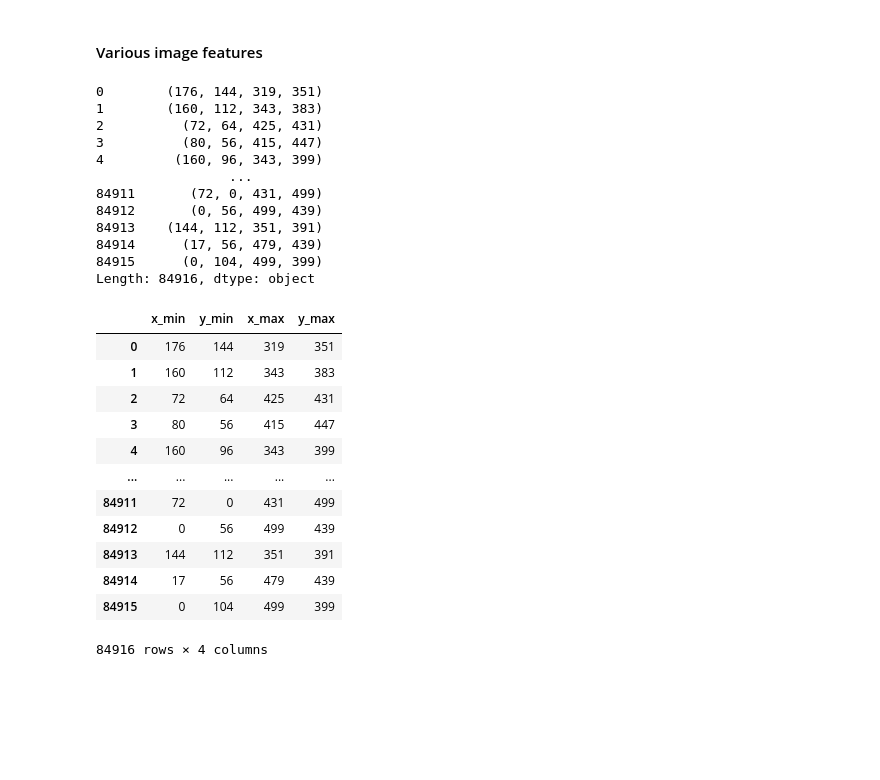
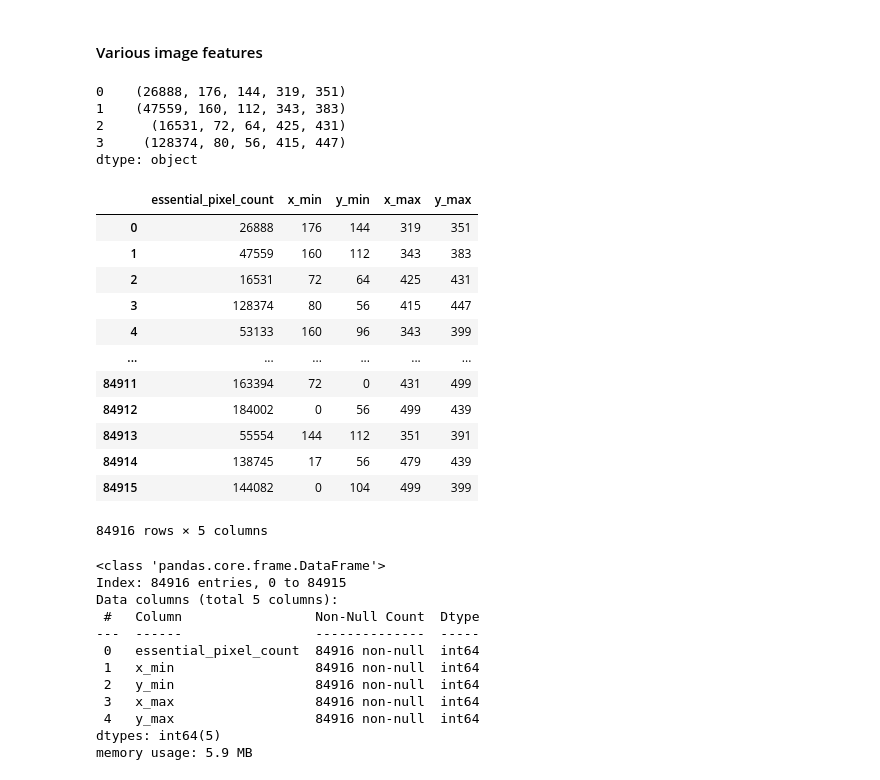
Before and after one commit to Kelorastus/Rakuten, a Jupyter notebook: notebooks/data_exploration/Valentin.ipynb, the cells around one changed output. Saved outputs shown, nothing was run; the diff lists cells and outputs as text; code cells hidden in the pictures; blank space fills up the shorter version.

Commit message:
data exploration: update draft

```diff
--- a/notebooks/data_exploration/Valentin.ipynb
+++ b/notebooks/data_exploration/Valentin.ipynb
@@ -705,18 +705,21 @@ df.head()
 # %% [markdown]
 #### Various image features
 # %%
-def get_content_bounding_box(row, folder = '../../Dataset/images/image_train'):
+def get_content_bounding_box(row, threshold=254, folder = '../../Dataset/images/image_train'):
     # Load image, ensure it's grayscale for finding coordinates
     img = load_image(row, color=False, folder = folder)
-    if img is None:
-        return None # Handle case where image doesn't load
 
     # Find all non-white pixels. A threshold of 254 handles JPEG artifacts.
     # (Pure white is 255, but compression can create values like 254)
-    non_white_pixels = np.argwhere(img < 254) # Returns (row, col) coordinates
+    mask = img < threshold
+
+    # Le compte de pixels est la somme des pixels 'True' (ou 1) dans le masque.
+    essential_pixel_count = np.sum(mask)
+
+    non_white_pixels = np.argwhere(mask)  # Returns (row, col) coordinates
 
     if non_white_pixels.size == 0:
-        return 0, 0, 0, 0 # No content, return zero box
+        return 0, 0, 0, 0, 0  # White image
 
     # np.argwhere gives (row, col) which corresponds to (y, x)
     y_coords = non_white_pixels[:, 0]
@@ -725,5 +728,5 @@ def get_content_bounding_box(row, folder = '../../Dataset/images/image_train'):
     y_min, y_max = y_coords.min(), y_coords.max()
     x_min, x_max = x_coords.min(), x_coords.max()
 
-    return x_min, y_min, x_max, y_max
+    return essential_pixel_count, x_min, y_min, x_max, y_max
 # %%
@@ -730,34 +734,42 @@ def get_content_bounding_box(row, folder = '../../Dataset/images/image_train'):
 coords = df.apply(get_content_bounding_box,axis=1)
 # %%
-coords
+coords[:4]
 # %% [output]
-0        (176, 144, 319, 351)
-1        (160, 112, 343, 383)
-2          (72, 64, 425, 431)
-3          (80, 56, 415, 447)
-4         (160, 96, 343, 399)
-                 ...
-84911       (72, 0, 431, 499)
-84912       (0, 56, 499, 439)
-84913    (144, 112, 351, 391)
-84914      (17, 56, 479, 439)
-84915      (0, 104, 499, 399)
-Length: 84916, dtype: object
+0    (26888, 176, 144, 319, 351)
+1    (47559, 160, 112, 343, 383)
+2      (16531, 72, 64, 425, 431)
+3     (128374, 80, 56, 415, 447)
+dtype: object
 # %%
-col_names = ['x_min', 'y_min', 'x_max', 'y_max']
+col_names = ['essential_pixel_count', 'x_min', 'y_min', 'x_max', 'y_max']
 coords_df = pd.DataFrame(coords.tolist(), index=df.index, columns=col_names)
 coords_df
 # %% [output]
-|  | x_min | y_min | x_max | y_max |
-| 0 | 176 | 144 | 319 | 351 |
-| 1 | 160 | 112 | 343 | 383 |
-| 2 | 72 | 64 | 425 | 431 |
-| 3 | 80 | 56 | 415 | 447 |
-| 4 | 160 | 96 | 343 | 399 |
-| ... | ... | ... | ... | ... |
-| 84911 | 72 | 0 | 431 | 499 |
-| 84912 | 0 | 56 | 499 | 439 |
-| 84913 | 144 | 112 | 351 | 391 |
-| 84914 | 17 | 56 | 479 | 439 |
-| 84915 | 0 | 104 | 499 | 399 |
+|  | essential_pixel_count | x_min | y_min | x_max | y_max |
+| 0 | 26888 | 176 | 144 | 319 | 351 |
+| 1 | 47559 | 160 | 112 | 343 | 383 |
+| 2 | 16531 | 72 | 64 | 425 | 431 |
+| 3 | 128374 | 80 | 56 | 415 | 447 |
+| 4 | 53133 | 160 | 96 | 343 | 399 |
+| ... | ... | ... | ... | ... | ... |
+| 84911 | 163394 | 72 | 0 | 431 | 499 |
+| 84912 | 184002 | 0 | 56 | 499 | 439 |
+| 84913 | 55554 | 144 | 112 | 351 | 391 |
+| 84914 | 138745 | 17 | 56 | 479 | 439 |
+| 84915 | 144082 | 0 | 104 | 499 | 399 |
-84916 rows × 4 columns
+84916 rows × 5 columns
+# %%
+coords_df.info()
+# %% [output]
+<class 'pandas.core.frame.DataFrame'>
+Index: 84916 entries, 0 to 84915
+Data columns (total 5 columns):
+ #   Column                 Non-Null Count  Dtype
+---  ------                 --------------  -----
+ 0   essential_pixel_count  84916 non-null  int64
+ 1   x_min                  84916 non-null  int64
+ 2   y_min                  84916 non-null  int64
+ 3   x_max                  84916 non-null  int64
+ 4   y_max                  84916 non-null  int64
+dtypes: int64(5)
+memory usage: 5.9 MB
```
Also changed, not shown: parts of 21 cells of this notebook.
